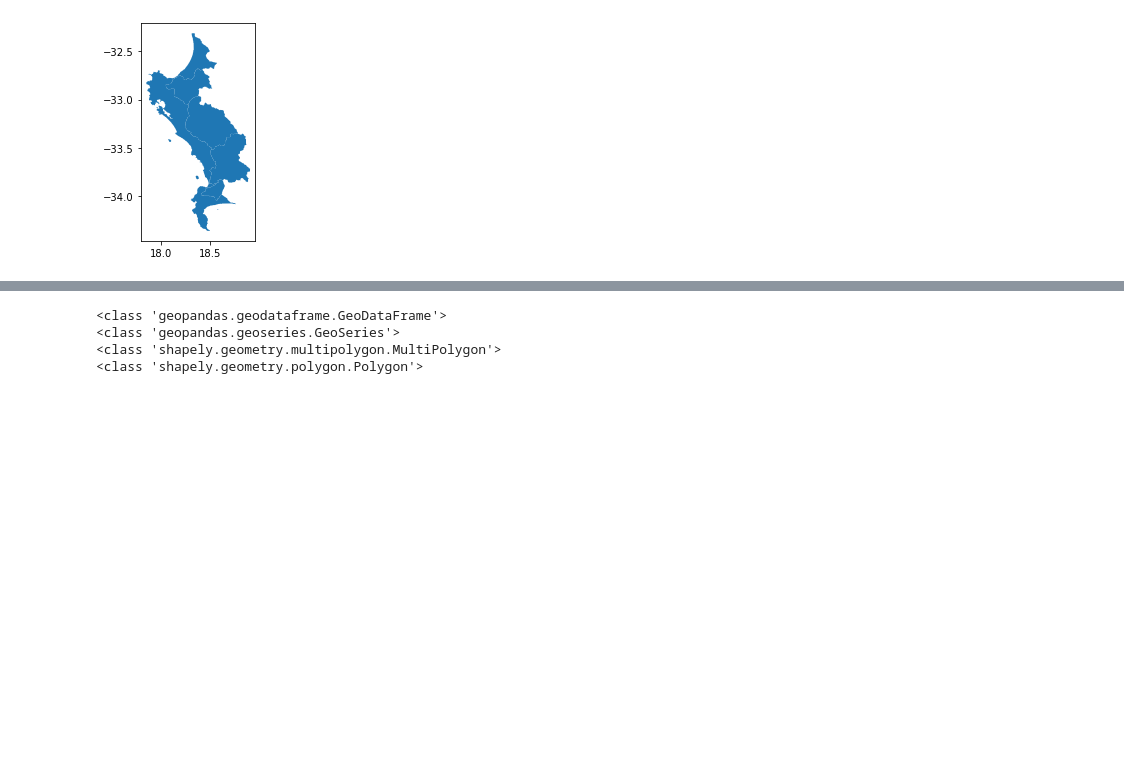
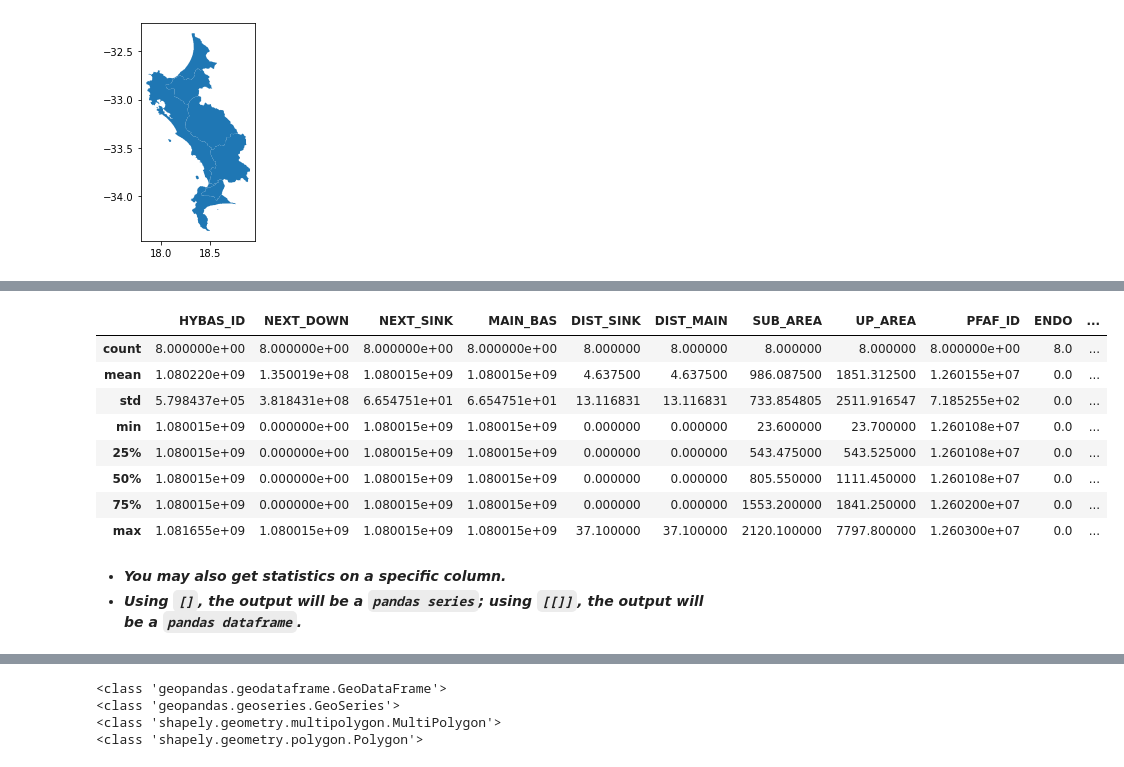
Before and after one commit to eo2cube/eo2cube_notebooks, a Jupyter notebook: get_started/intro_to_python/III_process_vector_data.ipynb, the cells around one changed output, grey strips where cells are left out. Saved outputs shown, nothing was run; the diff lists cells and outputs as text; code cells hidden in the pictures; blank space fills up the shorter version.

```diff
--- a/get_started/intro_to_python/III_process_vector_data.ipynb
+++ b/get_started/intro_to_python/III_process_vector_data.ipynb
@@ -105,0 +162,15 @@ As you see above, the spatial vector data is read in as **`GeoDataFrame`**
+# %%
+basin.describe()
+# %% [output]
+|  | HYBAS_ID | NEXT_DOWN | NEXT_SINK | MAIN_BAS | DIST_SINK | DIST_MAIN | SUB_AREA | UP_AREA | PFAF_ID | ENDO | ... |
+| count | 8.000000e+00 | 8.000000e+00 | 8.000000e+00 | 8.000000e+00 | 8.000000 | 8.000000 | 8.000000 | 8.000000 | 8.000000e+00 | 8.0 | ... |
+| mean | 1.080220e+09 | 1.350019e+08 | 1.080015e+09 | 1.080015e+09 | 4.637500 | 4.637500 | 986.087500 | 1851.312500 | 1.260155e+07 | 0.0 | ... |
+| std | 5.798437e+05 | 3.818431e+08 | 6.654751e+01 | 6.654751e+01 | 13.116831 | 13.116831 | 733.854805 | 2511.916547 | 7.185255e+02 | 0.0 | ... |
+| min | 1.080015e+09 | 0.000000e+00 | 1.080015e+09 | 1.080015e+09 | 0.000000 | 0.000000 | 23.600000 | 23.700000 | 1.260108e+07 | 0.0 | ... |
+| 25% | 1.080015e+09 | 0.000000e+00 | 1.080015e+09 | 1.080015e+09 | 0.000000 | 0.000000 | 543.475000 | 543.525000 | 1.260108e+07 | 0.0 | ... |
+| 50% | 1.080015e+09 | 0.000000e+00 | 1.080015e+09 | 1.080015e+09 | 0.000000 | 0.000000 | 805.550000 | 1111.450000 | 1.260108e+07 | 0.0 | ... |
+| 75% | 1.080015e+09 | 0.000000e+00 | 1.080015e+09 | 1.080015e+09 | 0.000000 | 0.000000 | 1553.200000 | 1841.250000 | 1.260200e+07 | 0.0 | ... |
+| max | 1.081655e+09 | 1.080015e+09 | 1.080015e+09 | 1.080015e+09 | 37.100000 | 37.100000 | 2120.100000 | 7797.800000 | 1.260300e+07 | 0.0 | ... |
+# %% [markdown]
+* ***You may also get statistics on a specific column.***
+* ***Using `[]`, the output will be a `pandas series`; using `[[]]`, the output will be a `pandas dataframe`.***
```
Also changed, not shown: parts of 17 cells of this notebook.
